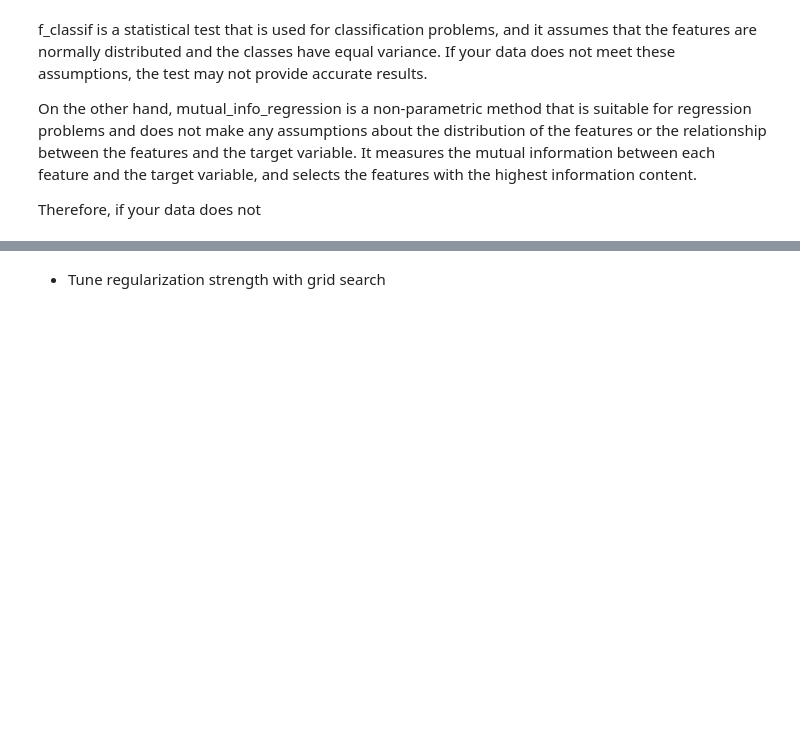
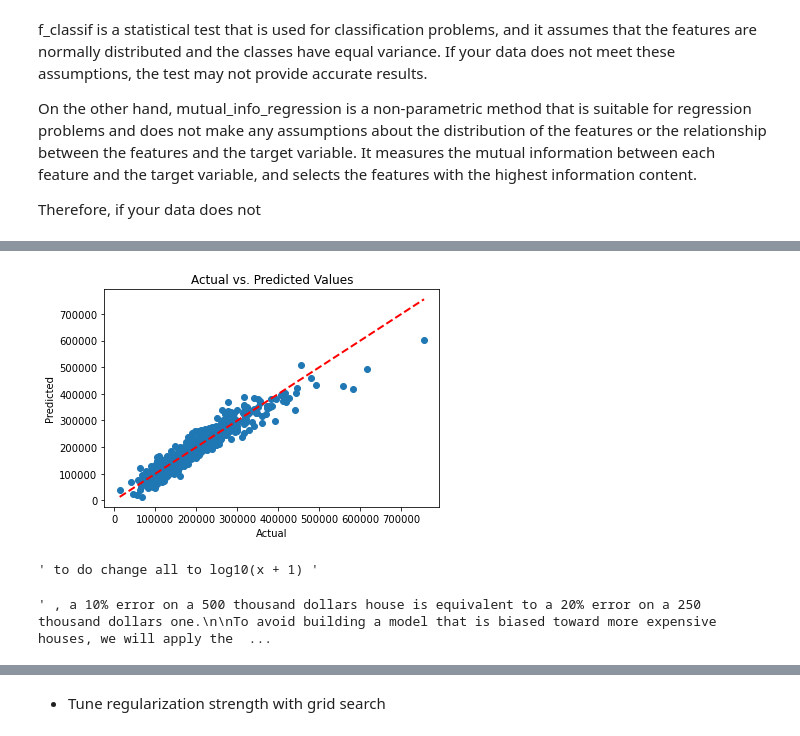
Before and after one commit to PiWebswiss/Project-AI-3, a Jupyter notebook: house-prices/house-prices-solution.ipynb, the cells around one changed output, grey strips where cells are left out. Saved outputs shown, nothing was run; the diff lists cells and outputs as text; code cells hidden in the pictures; blank space fills up the shorter version.

```diff
--- a/house-prices/house-prices-solution.ipynb
+++ b/house-prices/house-prices-solution.ipynb
@@ -843,0 +882,20 @@ MAE for all features with ridge regression: 16526.962$
+# %%
+# Plot the predicted values against the actual values for the validation set
+plt.scatter(y_val, complex_model.predict(X_val))
+plt.plot([y_val.min(), y_val.max()], [y_val.min(), y_val.max()], '--', color='red', linewidth=2)
+plt.xlabel('Actual')
+plt.ylabel('Predicted')
+plt.title('Actual vs. Predicted Values')
+plt.show()
+# %% [output]
+[figure, added]
+# %%
+""" to do change all to log10(x + 1) """
+# %% [output]
+' to do change all to log10(x + 1) '
+# %%
+""" , a 10% error on a 500 thousand dollars house is equivalent to a 20% error on a 250 thousand dollars one.
+
+To avoid building a model that is biased toward more expensive houses, we will apply the logarithm transformation and build a model that predicts the log of the sale price. """
+# %% [output]
+' , a 10% error on a 500 thousand dollars house is equivalent to a 20% error on a 250 thousand dollars one.\n\nTo avoid building a model that is biased toward more expensive houses, we will apply the  ...
```
Also changed, not shown: parts of 17 cells of this notebook.
